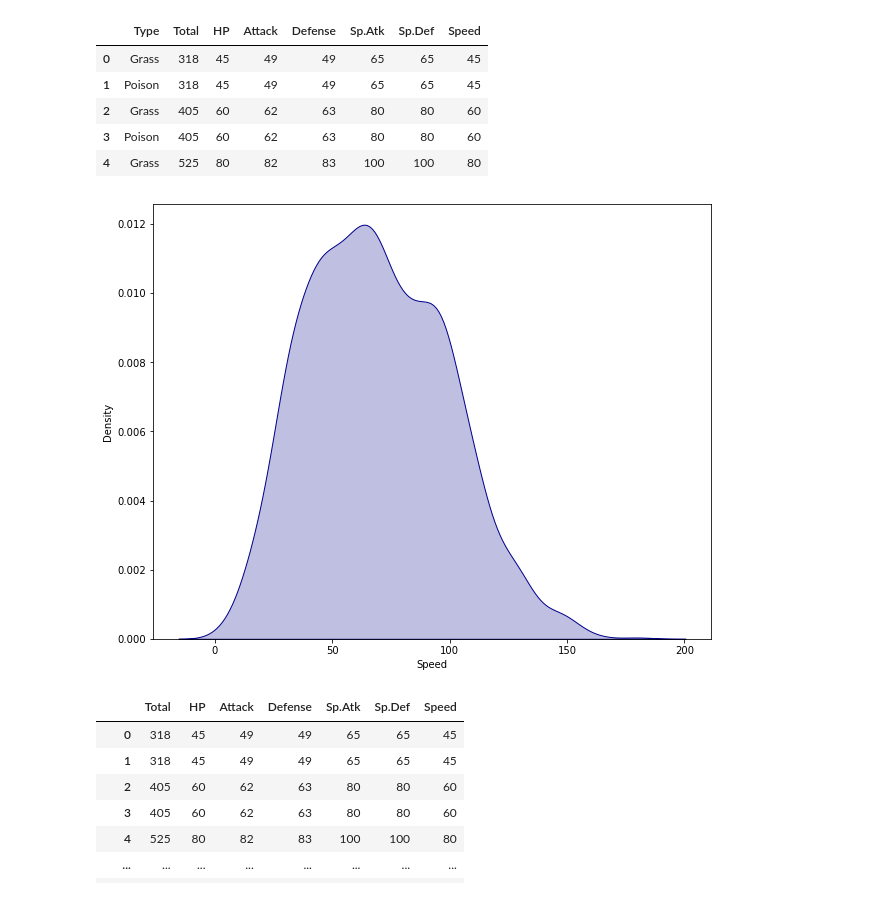
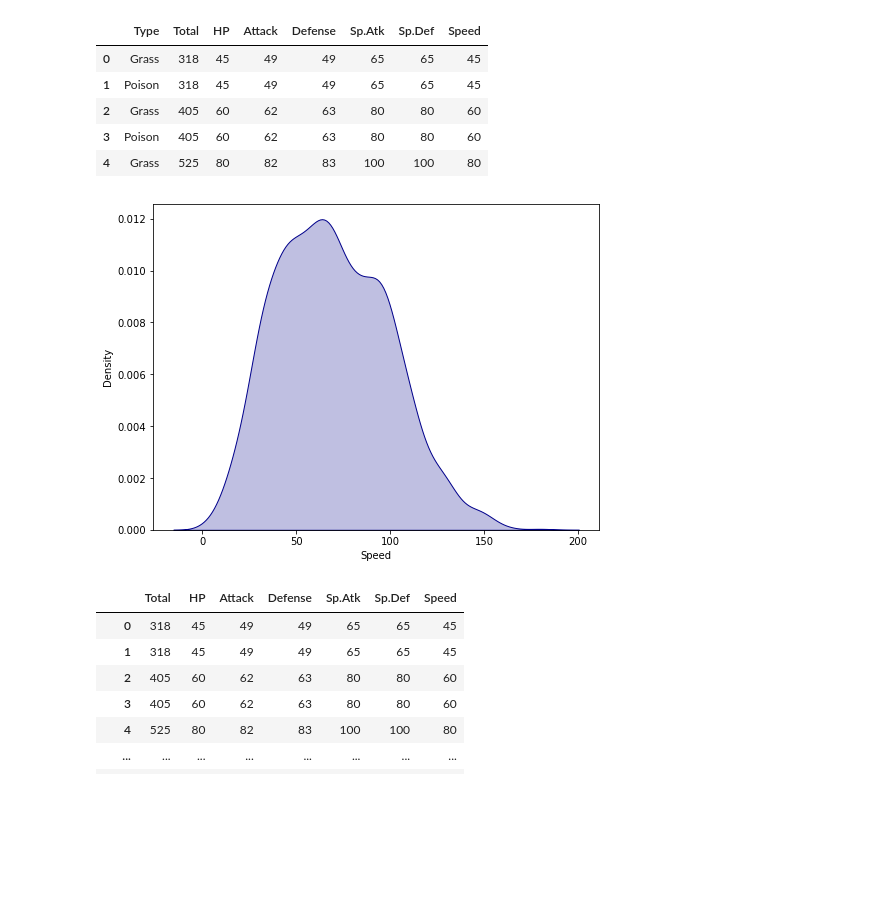
Before and after one commit to Adalab/promo_d_da_modulo3_sprint1_Estibaliz_Lorena, a Jupyter notebook: Regresión Lineal/pair_regresion_lineal2_test.ipynb, the cells around one changed output. Saved outputs shown, nothing was run; the diff lists cells and outputs as text; code cells hidden in the pictures; blank space fills up the shorter version.

```diff
--- a/Regresión Lineal/pair_regresion_lineal2_test.ipynb
+++ b/Regresión Lineal/pair_regresion_lineal2_test.ipynb
@@ -65,14 +65,15 @@ df.head()
 | 4 | Grass | 525 | 80 | 82 | 83 | 100 | 100 | 80 |
 # %%
 #Comprobamos que nuestra variable respuesta es asimétrica
+plt.figure(figsize =(8,6))
 
 sns.distplot(
     df['Speed'],
     hist = False,
     color = "darkblue",
     kde_kws = {"shade": True, "linewidth": 1});
 # %% [output]
-[figure, old version]
+[figure, new version]
 # %%
 df_numericas = df.select_dtypes(include= np.number)
 df_numericas
```
Also changed, not shown: parts of 2 cells of this notebook, 7 other files.
